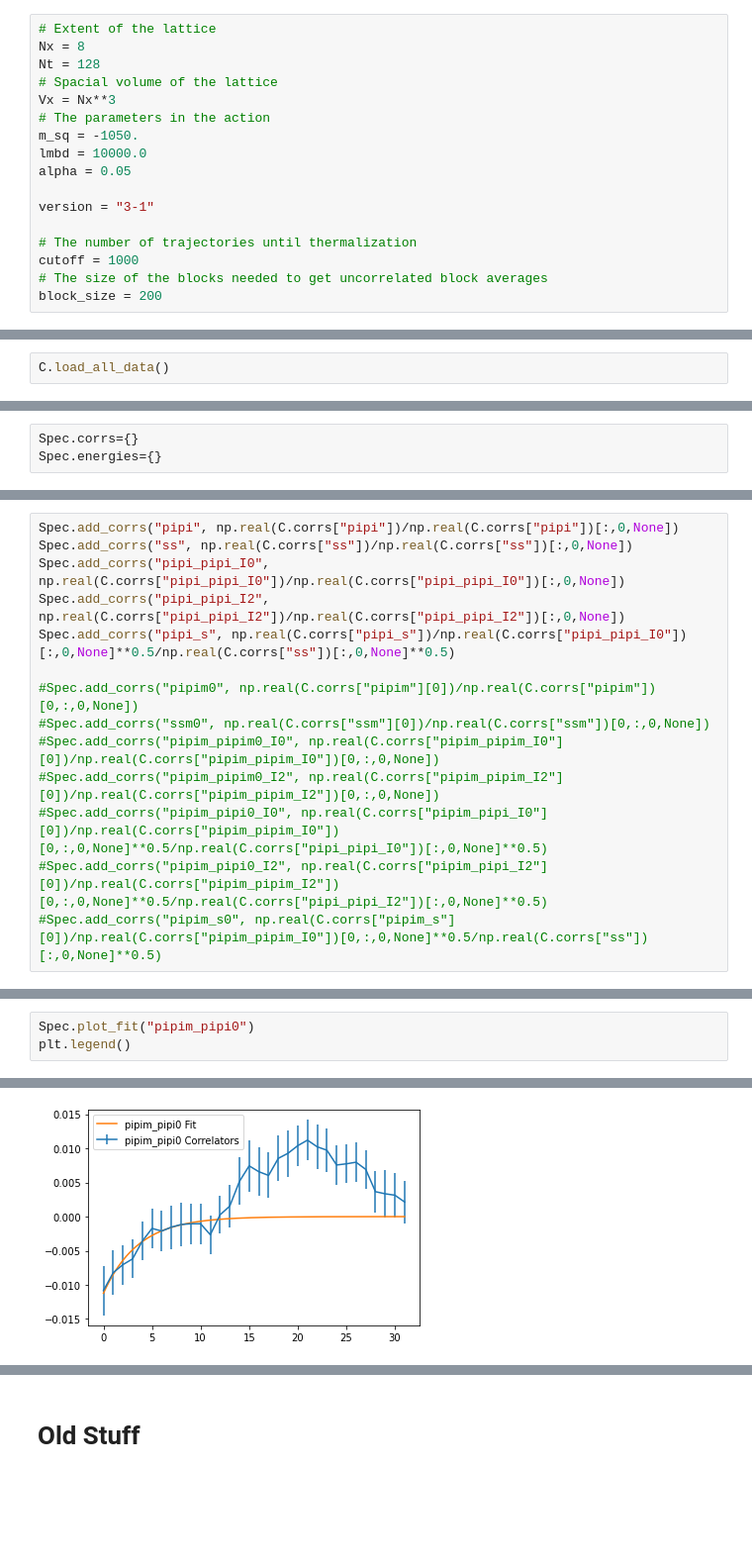
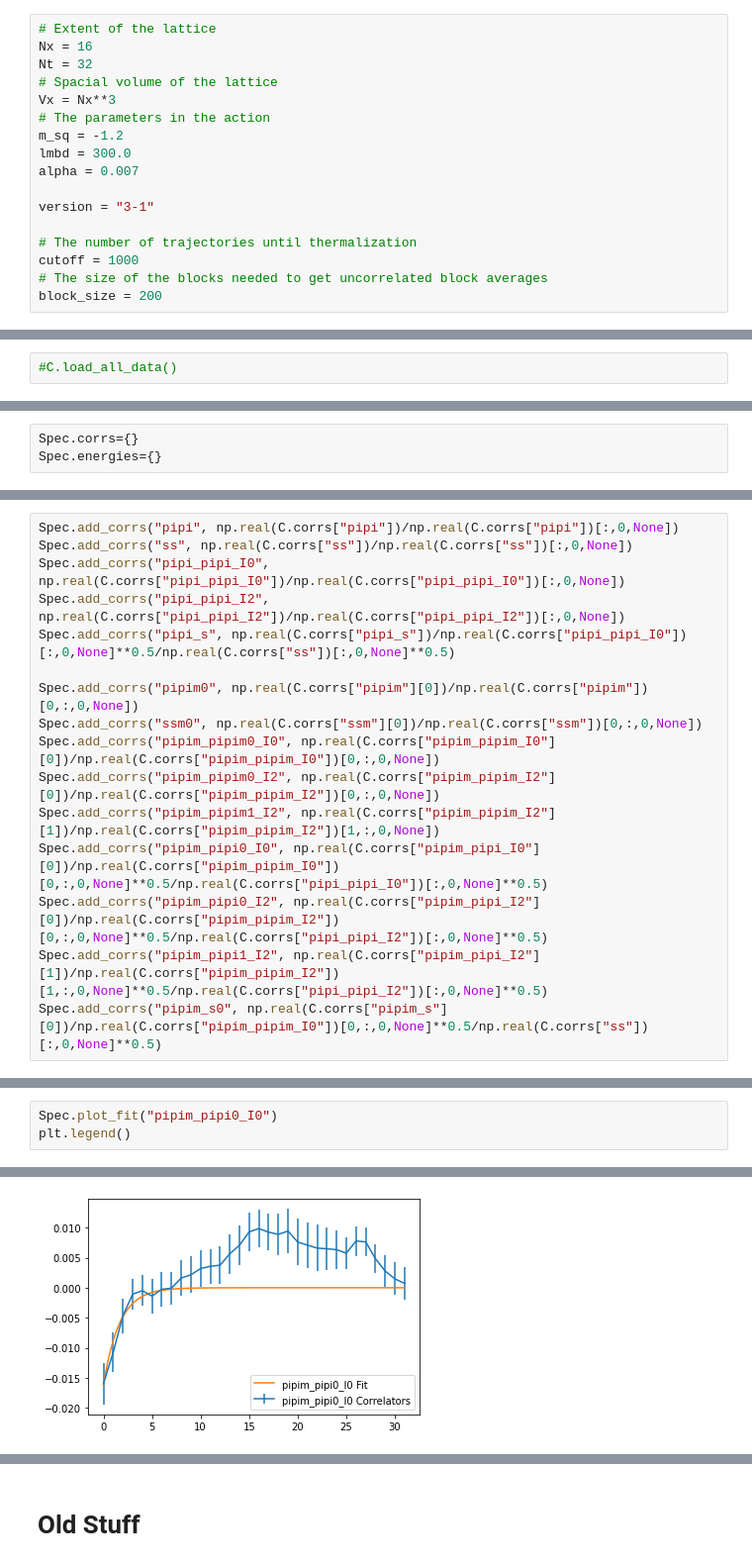
Before and after one commit to jinluchang/Qlattice, a Jupyter notebook: applications/hmc-pions/corrs_analysis.ipynb, the cells around one changed output, grey strips where cells are left out. Shown at 99% size. Cells and saved outputs as stored; diff of their text form; blank space fills up the shorter version.

```diff
--- a/applications/hmc-pions/corrs_analysis.ipynb
+++ b/applications/hmc-pions/corrs_analysis.ipynb
@@ -11,14 +11,14 @@ from spectrum_analysis import *
 # Data Initialization
 # %%
 # Extent of the lattice
-Nx = 8
-Nt = 128
+Nx = 16
+Nt = 32
 # Spacial volume of the lattice
 Vx = Nx**3
 # The parameters in the action
-m_sq = -1050.
-lmbd = 10000.0
-alpha = 0.05
+m_sq = -1.2
+lmbd = 300.0
+alpha = 0.007
 
 version = "3-1"
 
@@ -37,3 +51,3 @@ EOFError: Ran out of input
 # %%
-C.load_all_data()
+#C.load_all_data()
 # %% [output]
@@ -73,10 +77,12 @@ Spec.add_corrs("pipi_pipi_I0", np.real(C.corrs["pipi_pipi_I0"])/np.real(C.corrs[
 Spec.add_corrs("pipi_pipi_I2", np.real(C.corrs["pipi_pipi_I2"])/np.real(C.corrs["pipi_pipi_I2"])[:,0,None])
 Spec.add_corrs("pipi_s", np.real(C.corrs["pipi_s"])/np.real(C.corrs["pipi_pipi_I0"])[:,0,None]**0.5/np.real(C.corrs["ss"])[:,0,None]**0.5)
 
-#Spec.add_corrs("pipim0", np.real(C.corrs["pipim"][0])/np.real(C.corrs["pipim"])[0,:,0,None])
-#Spec.add_corrs("ssm0", np.real(C.corrs["ssm"][0])/np.real(C.corrs["ssm"])[0,:,0,None])
-#Spec.add_corrs("pipim_pipim0_I0", np.real(C.corrs["pipim_pipim_I0"][0])/np.real(C.corrs["pipim_pipim_I0"])[0,:,0,None])
-#Spec.add_corrs("pipim_pipim0_I2", np.real(C.corrs["pipim_pipim_I2"][0])/np.real(C.corrs["pipim_pipim_I2"])[0,:,0,None])
-#Spec.add_corrs("pipim_pipi0_I0", np.real(C.corrs["pipim_pipi_I0"][0])/np.real(C.corrs["pipim_pipim_I0"])[0,:,0,None]**0.5/np.real(C.corrs["pipi_pipi_I0"])[:,0,None]**0.5)
-#Spec.add_corrs("pipim_pipi0_I2", np.real(C.corrs["pipim_pipi_I2"][0])/np.real(C.corrs["pipim_pipim_I2"])[0,:,0,None]**0.5/np.real(C.corrs["pipi_pipi_I2"])[:,0,None]**0.5)
-#Spec.add_corrs("pipim_s0", np.real(C.corrs["pipim_s"][0])/np.real(C.corrs["pipim_pipim_I0"])[0,:,0,None]**0.5/np.real(C.corrs["ss"])[:,0,None]**0.5)
+Spec.add_corrs("pipim0", np.real(C.corrs["pipim"][0])/np.real(C.corrs["pipim"])[0,:,0,None])
+Spec.add_corrs("ssm0", np.real(C.corrs["ssm"][0])/np.real(C.corrs["ssm"])[0,:,0,None])
+Spec.add_corrs("pipim_pipim0_I0", np.real(C.corrs["pipim_pipim_I0"][0])/np.real(C.corrs["pipim_pipim_I0"])[0,:,0,None])
+Spec.add_corrs("pipim_pipim0_I2", np.real(C.corrs["pipim_pipim_I2"][0])/np.real(C.corrs["pipim_pipim_I2"])[0,:,0,None])
+Spec.add_corrs("pipim_pipim1_I2", np.real(C.corrs["pipim_pipim_I2"][1])/np.real(C.corrs["pipim_pipim_I2"])[1,:,0,None])
+Spec.add_corrs("pipim_pipi0_I0", np.real(C.corrs["pipim_pipi_I0"][0])/np.real(C.corrs["pipim_pipim_I0"])[0,:,0,None]**0.5/np.real(C.corrs["pipi_pipi_I0"])[:,0,None]**0.5)
+Spec.add_corrs("pipim_pipi0_I2", np.real(C.corrs["pipim_pipi_I2"][0])/np.real(C.corrs["pipim_pipim_I2"])[0,:,0,None]**0.5/np.real(C.corrs["pipi_pipi_I2"])[:,0,None]**0.5)
+Spec.add_corrs("pipim_pipi1_I2", np.real(C.corrs["pipim_pipi_I2"][1])/np.real(C.corrs["pipim_pipim_I2"])[1,:,0,None]**0.5/np.real(C.corrs["pipi_pipi_I2"])[:,0,None]**0.5)
+Spec.add_corrs("pipim_s0", np.real(C.corrs["pipim_s"][0])/np.real(C.corrs["pipim_pipim_I0"])[0,:,0,None]**0.5/np.real(C.corrs["ss"])[:,0,None]**0.5)
@@ -139,4 +154,4 @@ pipim_pipim0 energy is 0.9290622369847984/a +- 0.006267201261862432/a
 # %%
-Spec.plot_fit("pipim_pipi0")
+Spec.plot_fit("pipim_pipi0_I0")
 plt.legend()
 # %% [output]
@@ -144,2 +159,2 @@ pipim_pipi0 energy is 0.28031120996739783/a +- 0.1348770625470657/a
 <matplotlib.legend.Legend at 0x...>
-[figure, old version]
+[figure, new version]
```
Also changed, not shown: parts of 27 cells of this notebook, 5 other files.
